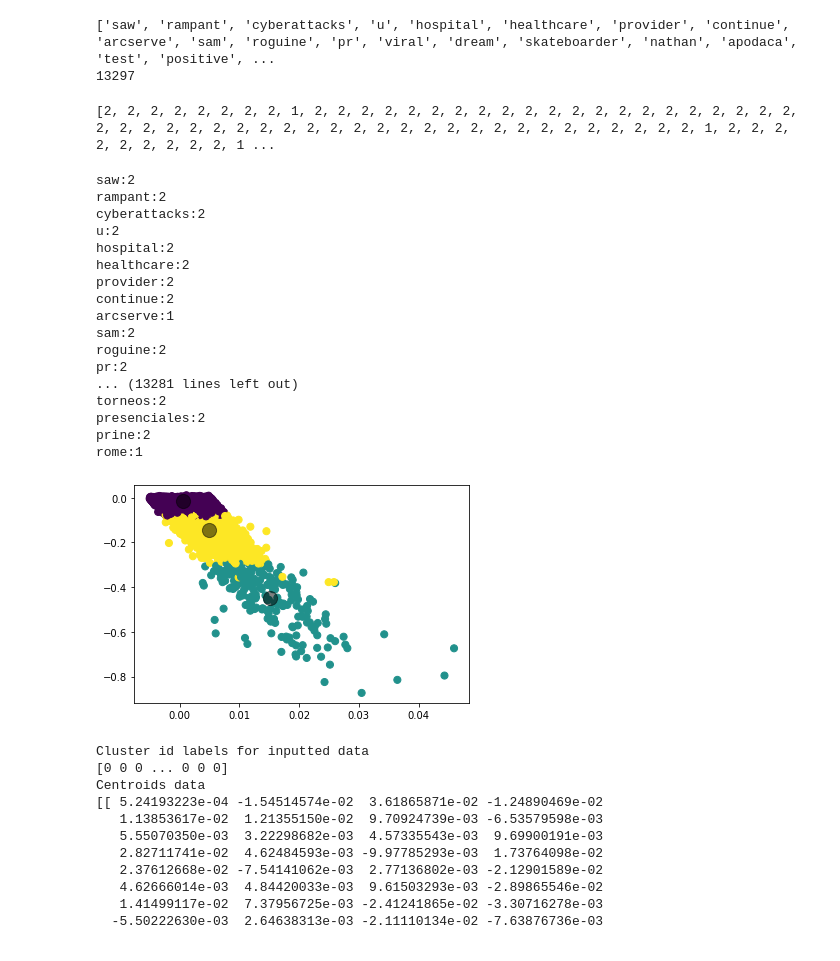
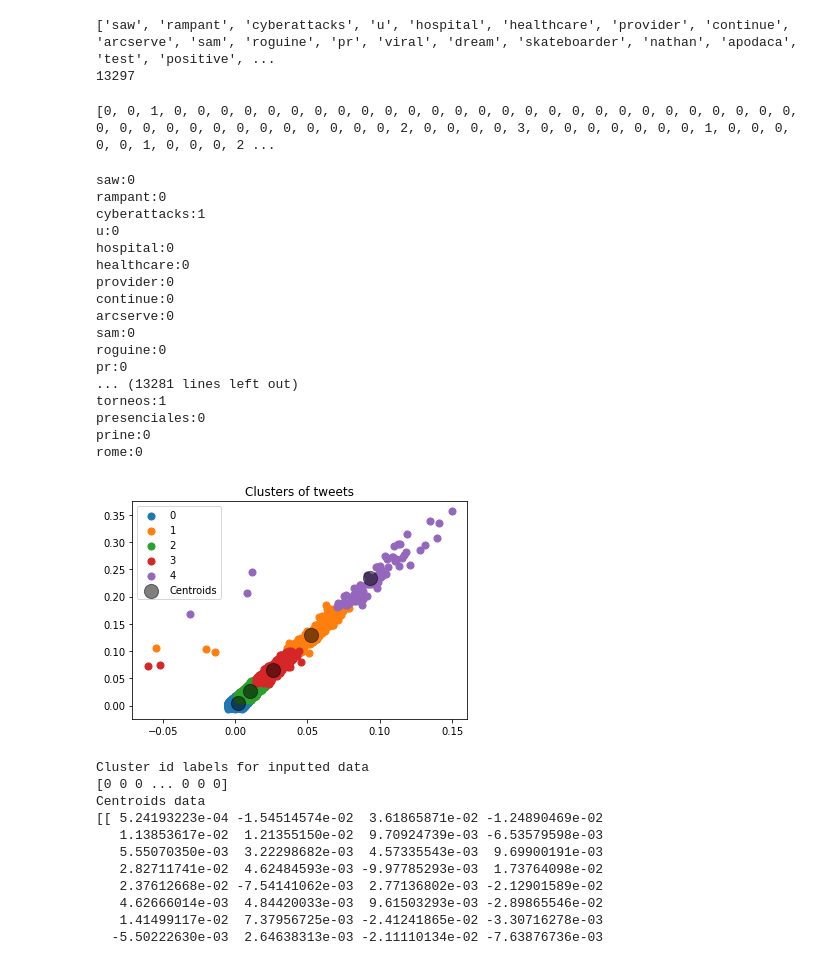
Before and after one commit to GhazwaMa/Tweets-analysis, a Jupyter notebook: NLP+Clustering.ipynb, the cells around one changed output. Drawn from its saved outputs; the diff is of its cells as text; code cells hidden in the pictures.

```diff
--- a/NLP+Clustering.ipynb
+++ b/NLP+Clustering.ipynb
@@ -224,48 +223,53 @@ X = model[model.wv.vocab]
 # %%
 from nltk.cluster import KMeansClusterer
 import nltk
-NUM_CLUSTERS=3
+NUM_CLUSTERS=5
 kclusterer = KMeansClusterer(NUM_CLUSTERS, distance=nltk.cluster.util.cosine_distance, repeats=25)
 assigned_clusters = kclusterer.cluster(X, assign_clusters=True)
 print (assigned_clusters)
 # %% [output]
-[2, 2, 2, 2, 2, 2, 2, 2, 1, 2, 2, 2, 2, 2, 2, 2, 2, 2, 2, 2, 2, 2, 2, 2, 2, 2, 2, 2, 2, 2, 2, 2, 2, 2, 2, 2, 2, 2, 2, 2, 2, 2, 2, 2, 2, 2, 2, 2, 2, 2, 2, 2, 2, 2, 2, 2, 1, 2, 2, 2, 2, 2, 2, 2, 2, 2, 1 ...
+[0, 0, 1, 0, 0, 0, 0, 0, 0, 0, 0, 0, 0, 0, 0, 0, 0, 0, 0, 0, 0, 0, 0, 0, 0, 0, 0, 0, 0, 0, 0, 0, 0, 0, 0, 0, 0, 0, 0, 0, 0, 0, 0, 2, 0, 0, 0, 0, 3, 0, 0, 0, 0, 0, 0, 0, 1, 0, 0, 0, 0, 0, 1, 0, 0, 0, 2 ...
 # %%
 words = list(model.wv.vocab)
 for i, word in enumerate(words):
     print (word + ":" + str(assigned_clusters[i]))
 # %% [output]
-saw:2
-rampant:2
-cyberattacks:2
-u:2
-hospital:2
-healthcare:2
-provider:2
-continue:2
-arcserve:1
-sam:2
-roguine:2
-pr:2
+saw:0
+rampant:0
+cyberattacks:1
+u:0
+hospital:0
+healthcare:0
+provider:0
+continue:0
+arcserve:0
+sam:0
+roguine:0
+pr:0
 ... (13281 lines left out)
-torneos:2
-presenciales:2
-prine:2
-rome:1
+torneos:1
+presenciales:0
+prine:0
+rome:0
 # %%
 from sklearn.metrics import pairwise_distances_argmin
 from sklearn import cluster
 from sklearn import metrics
 kmeans = cluster.KMeans(n_clusters=NUM_CLUSTERS)
 kmeans.fit(X)
 y_kmeans = kmeans.predict(X)
-labels = kmeans.labels_
-
-plt.scatter(X[:, 0], X[:, 1], c=y_kmeans, s=50, cmap='viridis')
+label = kmeans.labels_
+#Getting unique labels
+u_labels = np.unique(label)
+for i in u_labels:
+    plt.scatter(X[label == i , 0] , X[label == i , 1] ,label = i, s=50, cmap='viridis')
 centroids = kmeans.cluster_centers_
-plt.scatter(centroids[:, 0], centroids[:, 1], c='black', s=200, alpha=0.5);
+plt.scatter(centroids[:, 0], centroids[:, 1],label='Centroids',c='black', s=200, alpha=0.5);
+plt.title('Clusters of tweets')
+plt.legend()
+plt.show()
 # %% [output]
-[figure, old version]
+[figure, new version]
 # %%
 print ("Cluster id labels for inputted data")
 print (labels)
```
Also changed, not shown: parts of 11 cells of this notebook.
